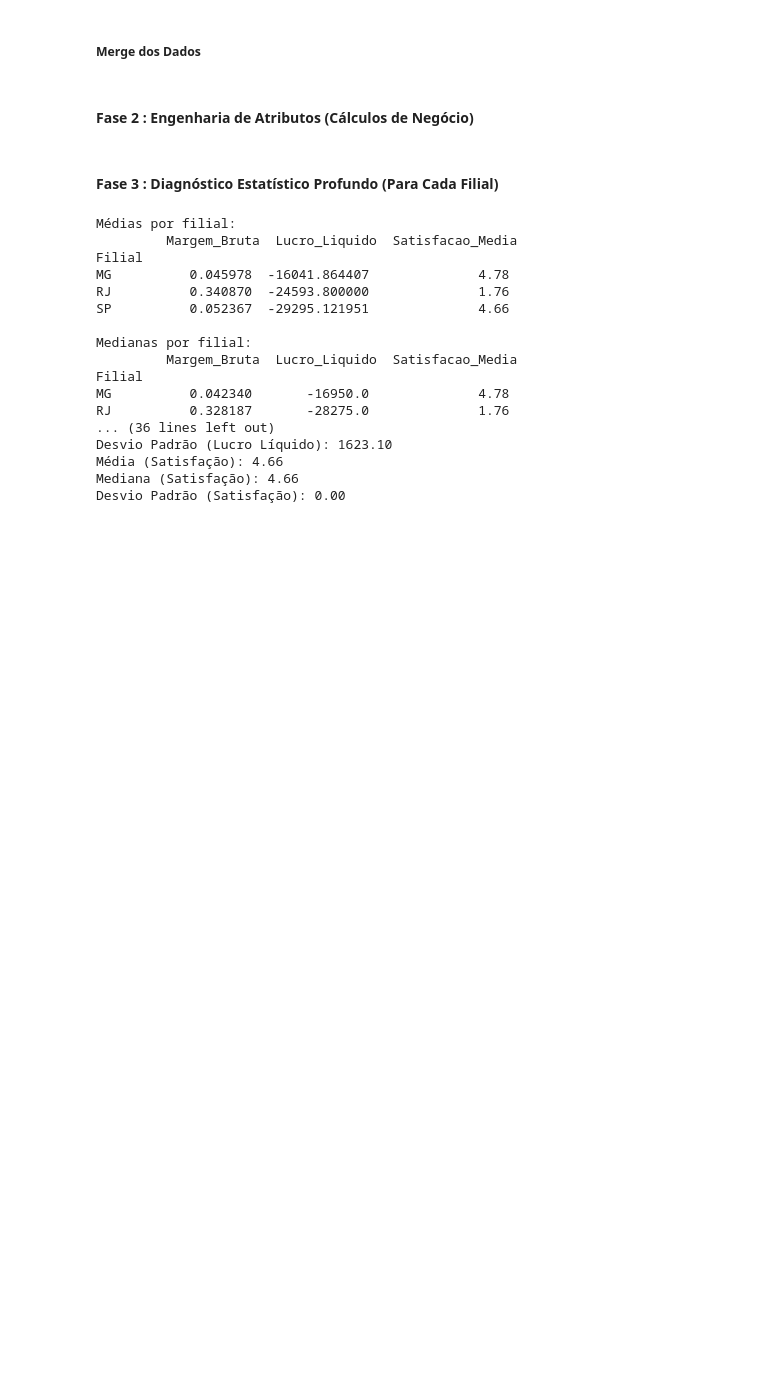
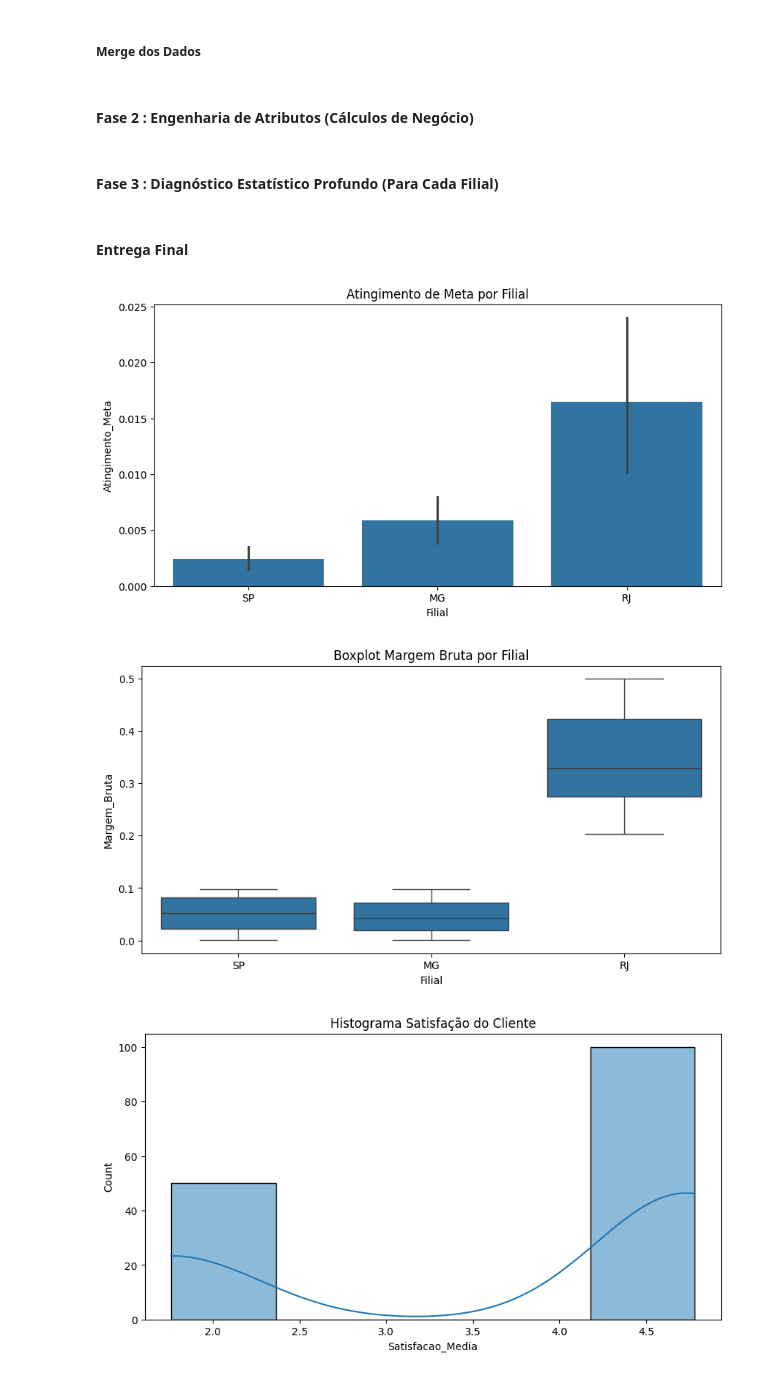
Before and after one commit to emygdio-analysis/Desafio-360, a Jupyter notebook: desafio_360.ipynb, the cells around one changed output. Cells and saved outputs as stored; diff of their text form; code cells hidden in the pictures; blank space fills up the shorter version.

```diff
--- a/desafio_360.ipynb
+++ b/desafio_360.ipynb
@@ -84,48 +84,2 @@ df_final['Lucro_Liquido'] = df_final['Faturamento_Real'] - df_final['Custo_Total
 # %% [markdown]
 #### Fase 3 : Diagnóstico Estatístico Profundo (Para Cada Filial)
-# %%
-# Utilizei dois metodos diferentes para fazer.(Pandas e Numpy)
-
-#Pandas
-medias = df_final.groupby('Filial')[['Margem_Bruta', 'Lucro_Liquido', 'Satisfacao_Media']].mean()
-print('Médias por filial:\n', medias)
-
-medianas = df_final.groupby('Filial')[['Margem_Bruta', 'Lucro_Liquido', 'Satisfacao_Media']].median()
-print('\nMedianas por filial:\n', medianas)
-
-desvios = df_final.groupby('Filial')[['Margem_Bruta', 'Lucro_Liquido', 'Satisfacao_Media']].std()
-print('\nDesvios padrão por filial:\n', desvios)
-
-
-#Numpy dentro de um for
-
-for Filial, grupo in df_final.groupby('Filial'):
-    print(f'--- Estatísticas para a Filial: {Filial} (numpy) ---')
-    print(f"Média (Margem Bruta): {np.mean(grupo['Margem_Bruta']):.4f}")
-    print(f"Mediana (Margem Bruta): {np.median(grupo['Margem_Bruta']):.4f}")
-    print(f"Desvio Padrão (Margem Bruta): {np.std(grupo['Margem_Bruta'], ddof=1):.4f}")
-    print(f"Média (Lucro Líquido): {np.mean(grupo['Lucro_Liquido']):.2f}")
-    print(f"Mediana (Lucro Líquido): {np.median(grupo['Lucro_Liquido']):.2f}")
-    print(f"Desvio Padrão (Lucro Líquido): {np.std(grupo['Lucro_Liquido'], ddof=1):.2f}")
-    print(f"Média (Satisfação): {np.mean(grupo['Satisfacao_Media']):.2f}")
-    print(f"Mediana (Satisfação): {np.median(grupo['Satisfacao_Media']):.2f}")
-    print(f"Desvio Padrão (Satisfação): {np.std(grupo['Satisfacao_Media'], ddof=1):.2f}")
-    print()
-# %% [output]
-Médias por filial:
-         Margem_Bruta  Lucro_Liquido  Satisfacao_Media
-Filial
-MG          0.045978  -16041.864407              4.78
-RJ          0.340870  -24593.800000              1.76
-SP          0.052367  -29295.121951              4.66
-
-Medianas por filial:
-         Margem_Bruta  Lucro_Liquido  Satisfacao_Media
-Filial
-MG          0.042340       -16950.0              4.78
-RJ          0.328187       -28275.0              1.76
-... (36 lines left out)
-Desvio Padrão (Lucro Líquido): 1623.10
-Média (Satisfação): 4.66
-Mediana (Satisfação): 4.66
-Desvio Padrão (Satisfação): 0.00
@@ -131,0 +110,30 @@ Desvio Padrão (Satisfação): 0.00
+# %% [markdown]
+#### Entrega Final
+# %%
+# Comparativo de Atingimento de Meta
+plt.figure(figsize=(10,5))
+sns.barplot(data=df_final, x='Filial', y='Atingimento_Meta')
+plt.title('Atingimento de Meta por Filial')
+plt.show()
+
+# Boxplot Margem Bruta
+plt.figure(figsize=(10,5))
+sns.boxplot(data=df_final, x='Filial', y='Margem_Bruta')
+plt.title('Boxplot Margem Bruta por Filial')
+plt.show()
+
+# Histograma Satisfação
+plt.figure(figsize=(10,5))
+sns.histplot(data=df_final, x='Satisfacao_Media', bins=5, kde=True)
+plt.title('Histograma Satisfação do Cliente')
+plt.show()
+
+# Gráfico de barras Lucro Líquido
+plt.figure(figsize=(10,5))
+sns.barplot(data=df_final, x='Filial', y='Lucro_Liquido')
+plt.title('Lucro Líquido Real por Filial')
+plt.show()
+# %% [output]
+[figure, added]
+[figure, added]
+[figure, added]
```
Also changed, not shown: parts of 6 cells of this notebook.
